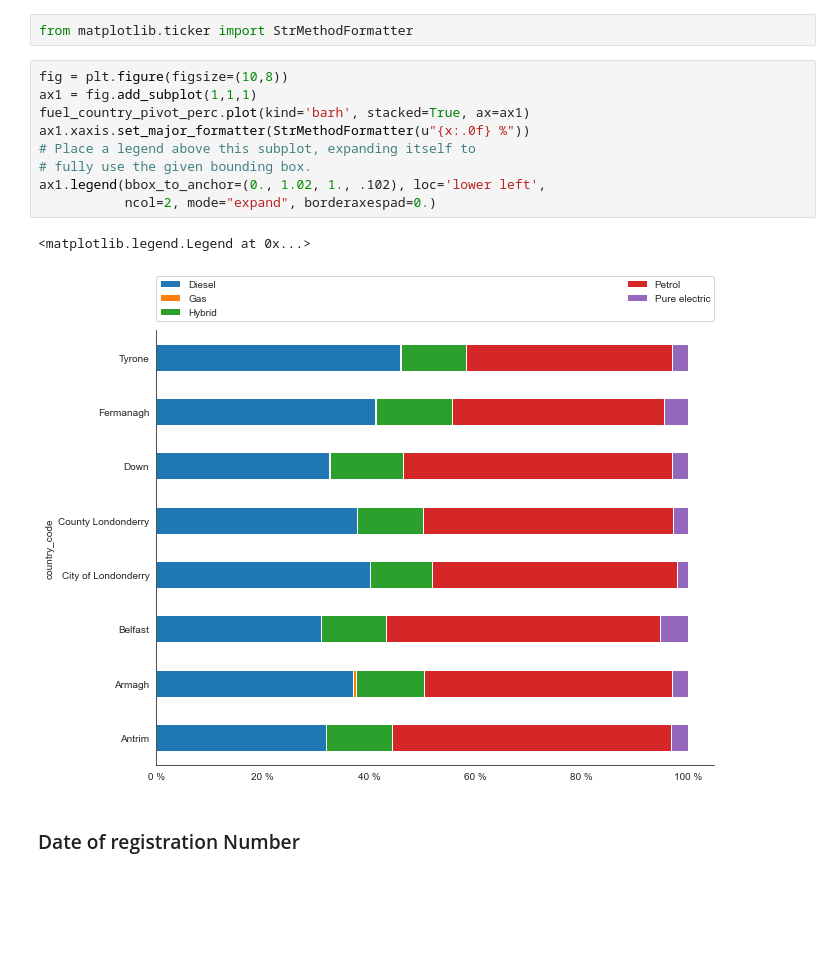
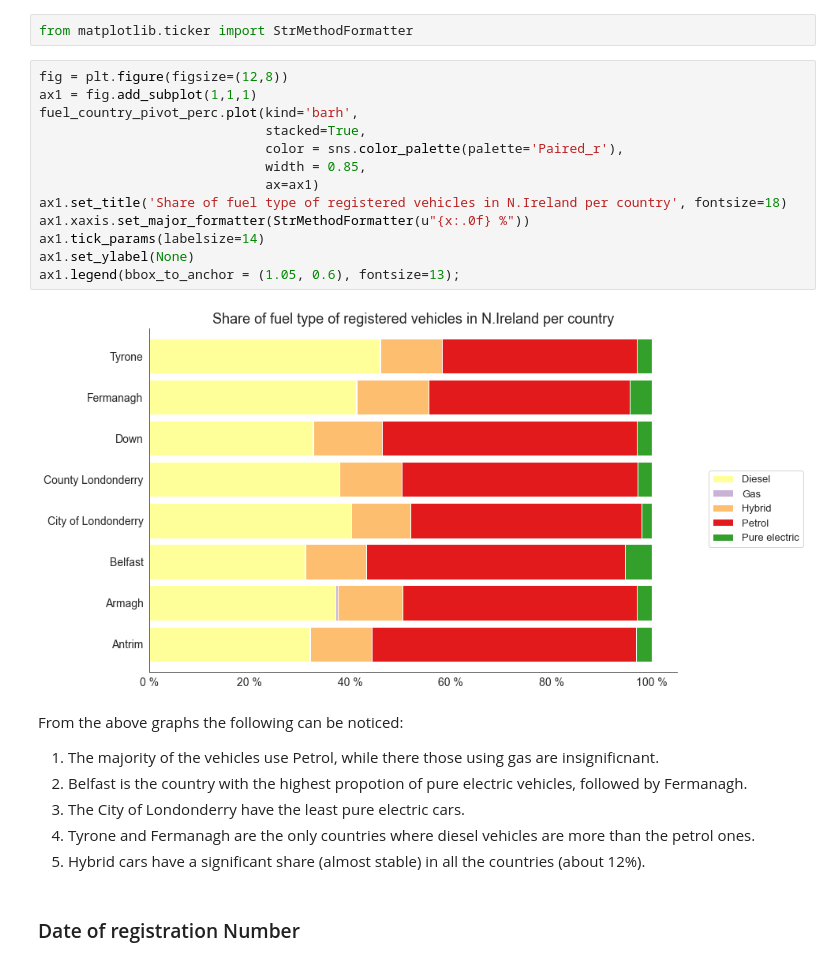
Before and after one commit to KwstasMCPU/NewAutoMotive, a Jupyter notebook: new_auto_task.ipynb, the cells around one changed output. Drawn from its saved outputs; the diff is of its cells as text; blank space fills up the shorter version.

Commit message:
more graphs added and comments

```diff
--- a/new_auto_task.ipynb
+++ b/new_auto_task.ipynb
@@ -223,17 +259,28 @@ fuel_country_pivot_perc = fuel_country_pivot.apply(lambda x: (x/fuel_country_piv
 # %%
 from matplotlib.ticker import StrMethodFormatter
 # %%
-fig = plt.figure(figsize=(10,8))
+fig = plt.figure(figsize=(12,8))
 ax1 = fig.add_subplot(1,1,1)
-fuel_country_pivot_perc.plot(kind='barh', stacked=True, ax=ax1)
+fuel_country_pivot_perc.plot(kind='barh',
+                             stacked=True,
+                             color = sns.color_palette(palette='Paired_r'),
+                             width = 0.85,
+                             ax=ax1)
+ax1.set_title('Share of fuel type of registered vehicles in N.Ireland per country', fontsize=18)
 ax1.xaxis.set_major_formatter(StrMethodFormatter(u"{x:.0f} %"))
-# Place a legend above this subplot, expanding itself to
-# fully use the given bounding box.
-ax1.legend(bbox_to_anchor=(0., 1.02, 1., .102), loc='lower left',
-           ncol=2, mode="expand", borderaxespad=0.)
+ax1.tick_params(labelsize=14)
+ax1.set_ylabel(None)
+ax1.legend(bbox_to_anchor = (1.05, 0.6), fontsize=13);
 # %% [output]
-<matplotlib.legend.Legend at 0x...>
-[figure, old version]
+[figure, new version]
+# %% [markdown]
+From the above graphs the following can be noticed:
+
+1. The majority of the vehicles use Petrol, while there those using gas are insignificnant.
+2. Belfast is the country with the highest propotion of pure electric vehicles, followed by Fermanagh.
+3. The City of Londonderry have the least pure electric cars.
+4. Tyrone and Fermanagh are the only countries where diesel vehicles are more than the petrol ones.
+5. Hybrid cars have a significant share (almost stable) in all the countries (about 12%).
 # %% [markdown]
 ### Date of registration Number
 # %%
```
Also changed, not shown: parts of 34 cells of this notebook.
